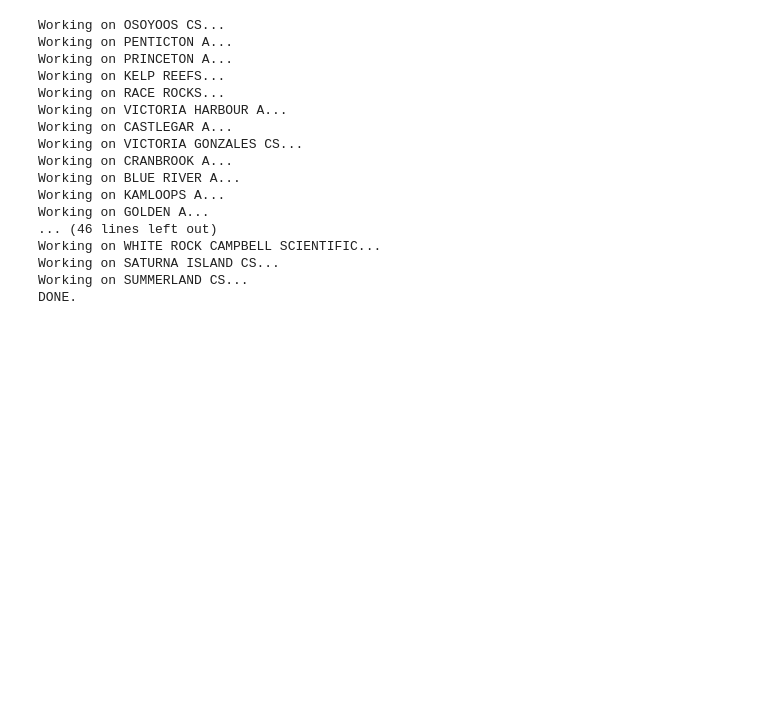
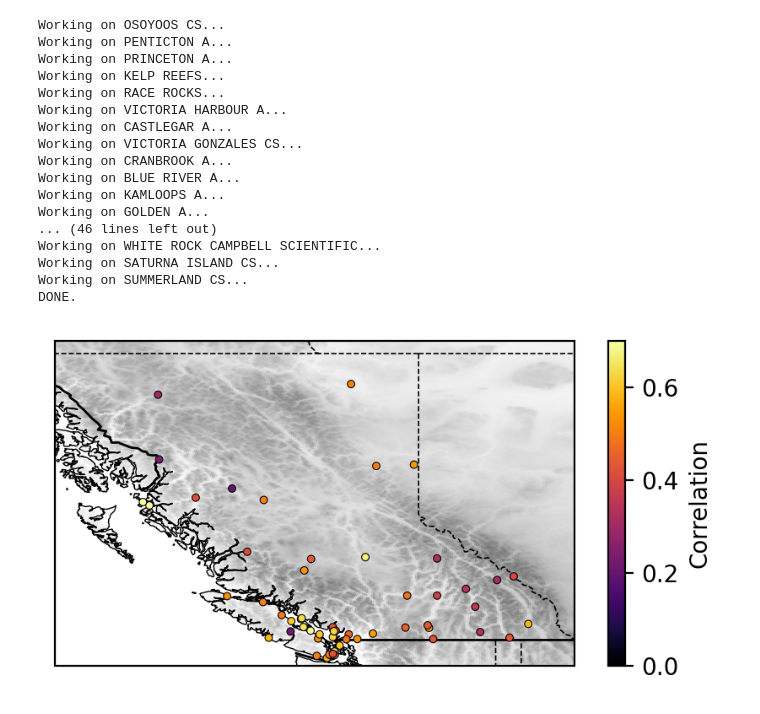
Before and after one commit to kdaust/ClimatExWRF, a Jupyter notebook: Robert/notebooks/winds/qq_daymean.ipynb, the cells around one changed output. Drawn from its saved outputs; the diff is of its cells as text; code cells hidden in the pictures; blank space fills up the shorter version.

```diff
--- a/Robert/notebooks/winds/qq_daymean.ipynb
+++ b/Robert/notebooks/winds/qq_daymean.ipynb
@@ -298,5 +300,7 @@ Working on BALLENAS ISLAND...
 # %%
 wass_dict = {}
+corr_dict = {}
+rmse_dict = {}
 
 for i, stn in enumerate(WS_coverage_dict.keys()):
 
@@ -325,13 +329,22 @@ for i, stn in enumerate(WS_coverage_dict.keys()):
     a = stn_winds.values
     b = wrf_winds['WS10'].values * 3.6
     try:
-        b = np.sort(b[~np.isnan(a)])
-        a = np.sort(a[~np.isnan(a)])
+        b = b[~np.isnan(a)]
+        a = a[~np.isnan(a)]
     except Exception as e:
         print(f"ERROR WITH STATION {stn}: {e}")
         continue
 
-    # calculate Wasserstein distance
+    # calculate correlation coefficient and rmse
+    corr_coeff = np.corrcoef(a, b)[0, 1]
+    corr_dict[(lat, lon)] = corr_coeff
+
+    rmse = np.sqrt(np.mean((a - b) ** 2))
+    rmse_dict[(lat, lon)] = rmse
+
+    # sort and calculate wasserstein distance
+    b = np.sort(b)
+    a = np.sort(a)
     wasserstein_dist = wasserstein_distance(a, b)
     wass_dict[(lat, lon)] = wasserstein_dist
 
@@ -354,3 +367,49 @@ Working on WHITE ROCK CAMPBELL SCIENTIFIC...
 Working on SATURNA ISLAND CS...
 Working on SUMMERLAND CS...
 DONE.
+# %%
+# plot
+fig = plt.figure(dpi=200, figsize=(13, 2.5))
+
+lon = topography['XLONG'].squeeze()
+lat = topography['XLAT'].squeeze()
+hgt = topography['HGT'].squeeze()
+
+ax0 = fig.add_subplot(1, 1, 1, projection=ccrs.PlateCarree())
+mesh = ax0.pcolormesh(lon, lat, hgt, transform=ccrs.PlateCarree(), shading='auto', cmap='grey_r')
+ax0.add_feature(cfeature.BORDERS, linewidth=1, zorder=2)   # Country borders
+provinc_bodr = cartopy.feature.NaturalEarthFeature(category='cultural',
+    name='admin_1_states_provinces_lines', scale='50m', facecolor='none', edgecolor='k', zorder=2)
+ax0.add_feature(provinc_bodr, linestyle='--', linewidth=0.6, edgecolor="k", zorder=2)
+lat, lon = stn_latlon[stn]
+ax0.set_xlim(-134, -114)
+ax0.set_ylim(48, 60.5)
+ax0.coastlines(linewidth=0.5, zorder=2)
+
+lons = []
+lats = []
+corrs = []
+for stn_coords, corr in corr_dict.items():
+    lat, lon = stn_coords
+    lats.append(lat)
+    lons.append(lon)
+    corrs.append(corr)
+
+scatter = ax0.scatter(
+    lons, lats,
+    c=corrs,
+    s=10,
+    cmap='inferno',
+    edgecolor='k',
+    linewidth=0.4,
+    marker='o',
+    transform=ccrs.PlateCarree(),
+    zorder=3,
+    vmin=0,
+    vmax=0.7
+)
+
+cbar = plt.colorbar(scatter, ax=ax0, orientation='vertical', pad=0.02)
+cbar.set_label('Correlation')
+# %% [output]
+[figure, added]
```
Also changed, not shown: parts of 12 cells of this notebook, 1 other file.
